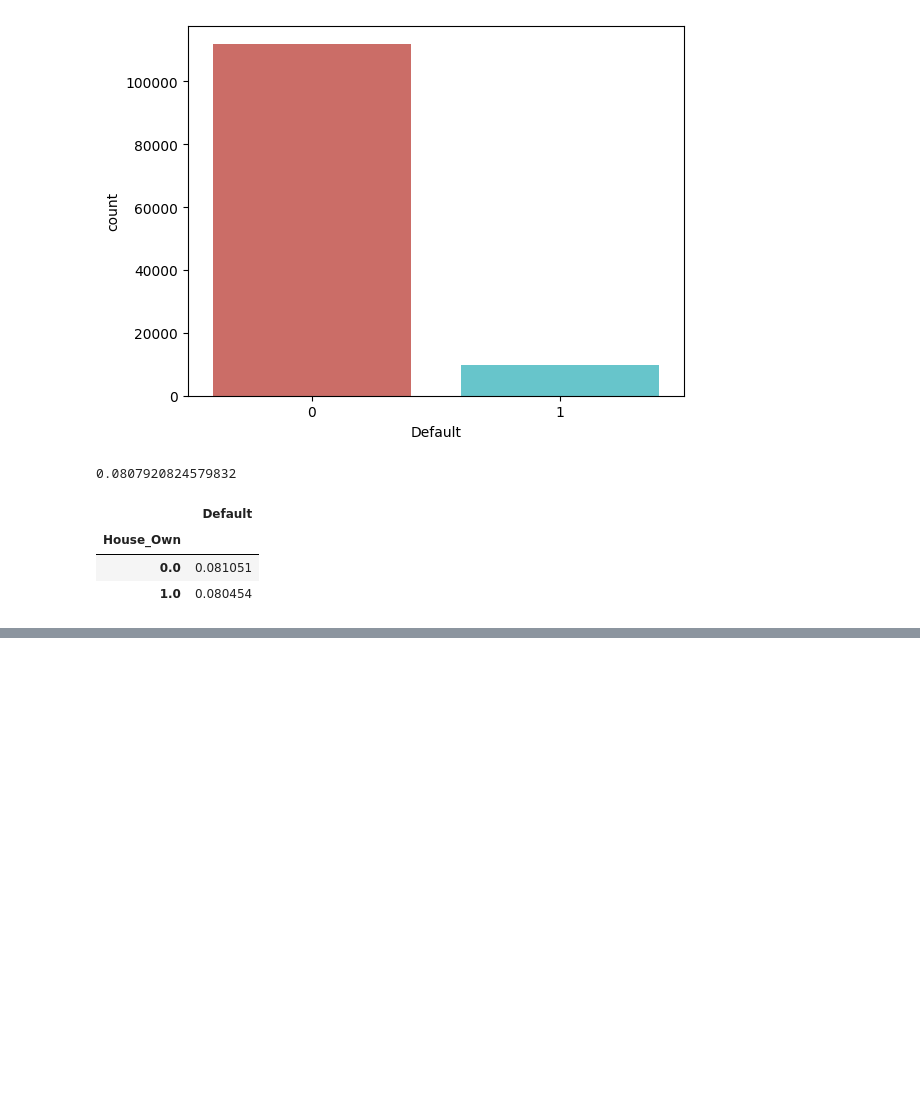
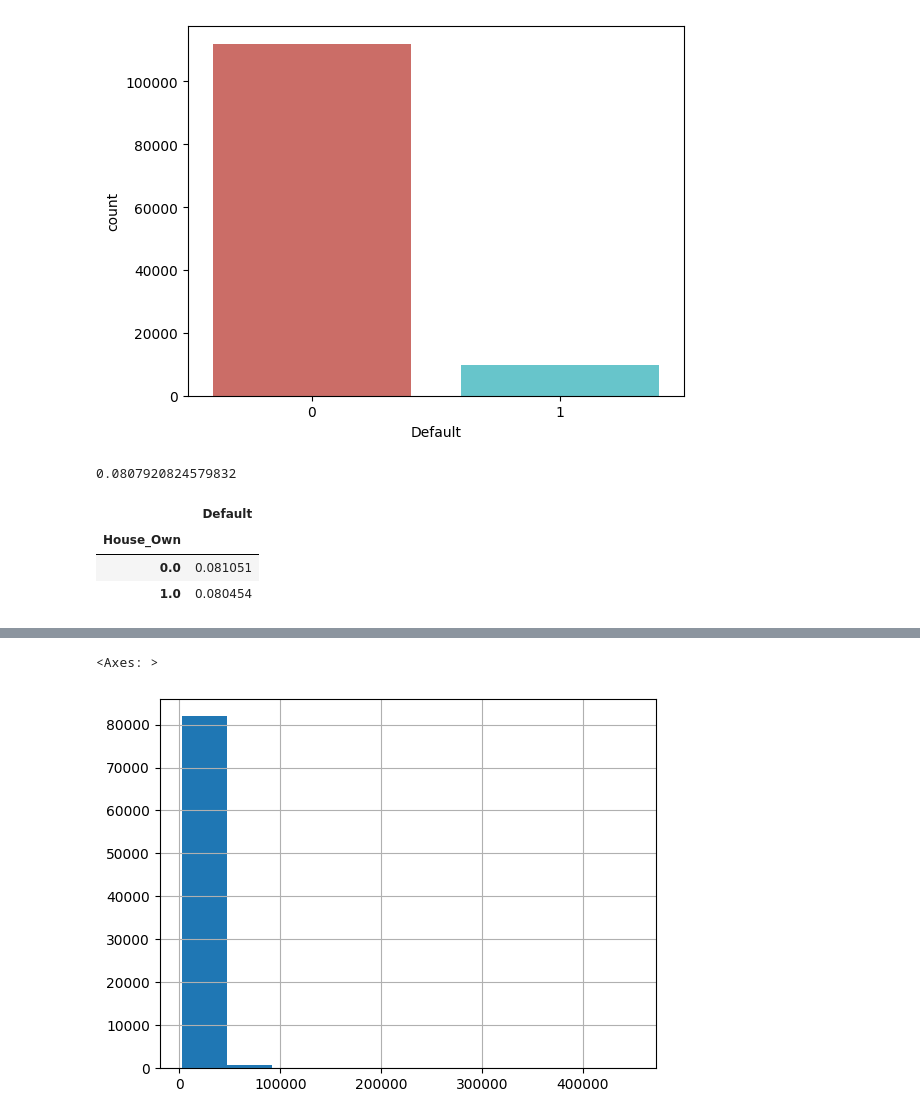
Before and after one commit to maacunap76/Especiaizacion_ML_Deep_DMC, a Jupyter notebook: Supervised_models/Logistic_regression/Credit_Scoring.ipynb, the cells around one changed output, grey strips where cells are left out. Cells and saved outputs as stored; diff of their text form; code cells hidden in the pictures; blank space fills up the shorter version.

```diff
--- a/Supervised_models/Logistic_regression/Credit_Scoring.ipynb
+++ b/Supervised_models/Logistic_regression/Credit_Scoring.ipynb
@@ -91,8 +91,15 @@ categorical_features = ['Accompany_Client', 'Client_Income_Type',
                         'Client_Education', 'Client_Marital_Status',
                         'Client_Gender', 'Loan_Contract_Type', 'Client_Housing_Type',
                         'Client_Occupation', 'Client_Permanent_Match_Tag',
-                        'Client_Contact_Work_Tag', 'Type_Organization']
-numerical_features = list(set(pddf.columns.tolist()) - set(categorical_features))
+                        'Client_Contact_Work_Tag', 'Type_Organization',
+                        'Car_Owned',
+                        'Bike_Owned',
+                        'Active_Loan',
+                        'House_Own',
+                        'Mobile_Tag',
+                        'Homephone_Tag']
+
+numerical_features = list(set(pddf.columns.tolist()) - set(categorical_features +['ID_DaYs','ID','Default']))
 # %%
 # convert Series
 for col in numerical_features:
@@ -113,3 +120,11 @@ pddf.groupby('House_Own').agg({'Default': 'mean'})
 | House_Own |  |
 | 0.0 | 0.081051 |
 | 1.0 | 0.080454 |
+# %%
+# Muestreo
+from sklearn.model_selection import train_test_split
+
+train, test = train_test_split(pddf,
+                               stratify = pddf['Default'],#se estratifica
+                               train_size = 0.7,
+                               random_state = 123)
@@ -115,0 +133,5 @@ pddf.groupby('House_Own').agg({'Default': 'mean'})
+# %%
+univariate = pddf[numerical_features].describe(percentiles = [0.05,0.95]).transpose()
+univariate.reset_index(drop =False, inplace= True)
+univariate.rename(columns = {'index' : 'feature','5%':'p5','50%':'median','95%':'p95'}, inplace = True)
+univariate
@@ -115,0 +156,12 @@ pddf.groupby('House_Own').agg({'Default': 'mean'})
+# %%
+# Tratamiento de outliers por percentiles
+
+for col in univariate.feature.tolist():
+  desc = univariate.loc[univariate.feature == col]
+
+  lower_limit = desc.p5.values[0]
+  upper_limit = desc.p95.values[0]
+
+  train[col + '_tric'] = train[col].apply(lambda x: lower_limit if x <= lower_limit else
+                                                    upper_limit if x >= upper_limit else
+                                                    x)
@@ -116,2 +184,7 @@ pddf.groupby('House_Own').agg({'Default': 'mean'})
+# %%
+train.Client_Income.hist()
+# %% [output]
+<Axes: >
+[figure, added]
 # %%
 #exploracion de variables numericas
```
Also changed, not shown: parts of 3 cells of this notebook.
